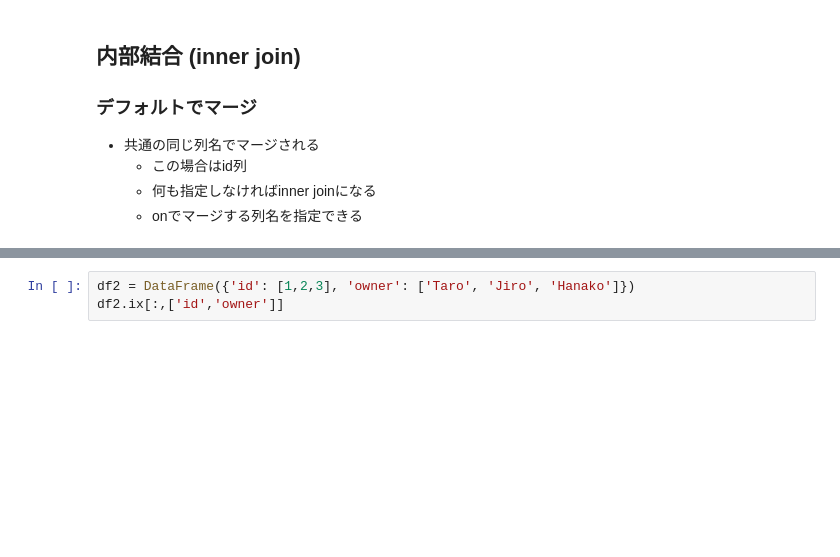
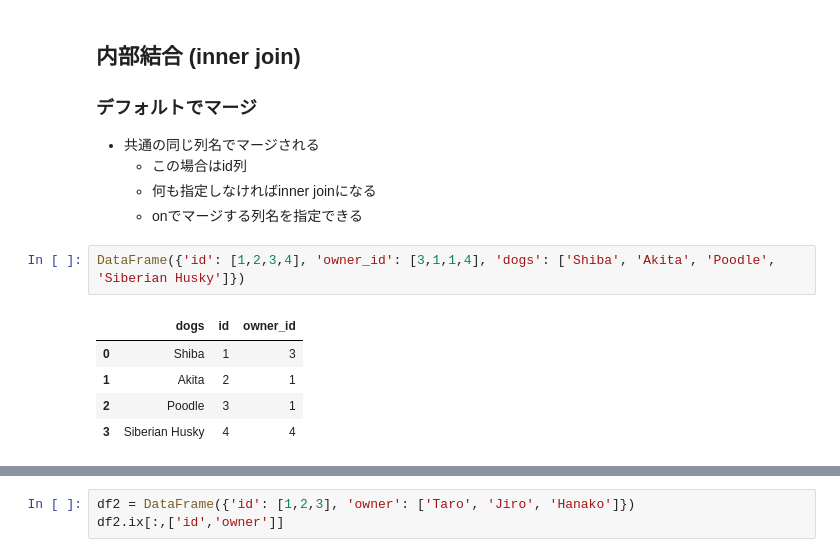
Before and after one commit to ftakao2007/python, a Jupyter notebook: jupyter_notebook/pandas/pandas_join.ipynb, the cells around one changed output, grey strips where cells are left out. Saved outputs shown, nothing was run; the diff lists cells and outputs as text; blank space fills up the shorter version.

```diff
--- a/jupyter_notebook/pandas/pandas_join.ipynb
+++ b/jupyter_notebook/pandas/pandas_join.ipynb
@@ -20,6 +20,14 @@ import pandas as pd
     * この場合はid列
     * 何も指定しなければinner joinになる
     * onでマージする列名を指定できる
+# %%
+DataFrame({'id': [1,2,3,4], 'owner_id': [3,1,1,4], 'dogs': ['Shiba', 'Akita', 'Poodle', 'Siberian Husky']})
+# %% [output]
+|  | dogs | id | owner_id |
+| 0 | Shiba | 1 | 3 |
+| 1 | Akita | 2 | 1 |
+| 2 | Poodle | 3 | 1 |
+| 3 | Siberian Husky | 4 | 4 |
 # %%
 df1 = DataFrame({'id': [1,2,3,4], 'owner_id': [3,1,1,4], 'dogs': ['Shiba', 'Akita', 'Poodle', 'Siberian Husky']})
 df1.ix[:,['id','dogs','owner_id']]
```
Also changed, not shown: parts of 1 cell of this notebook, 5 other files.
